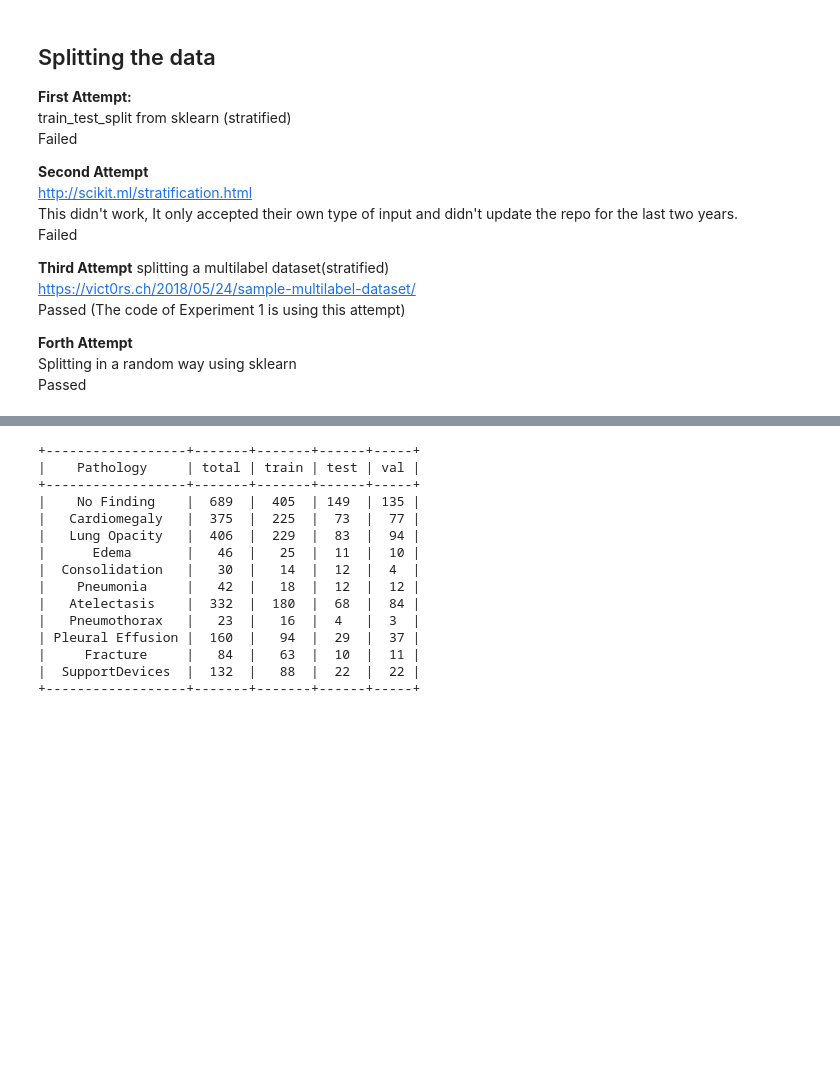
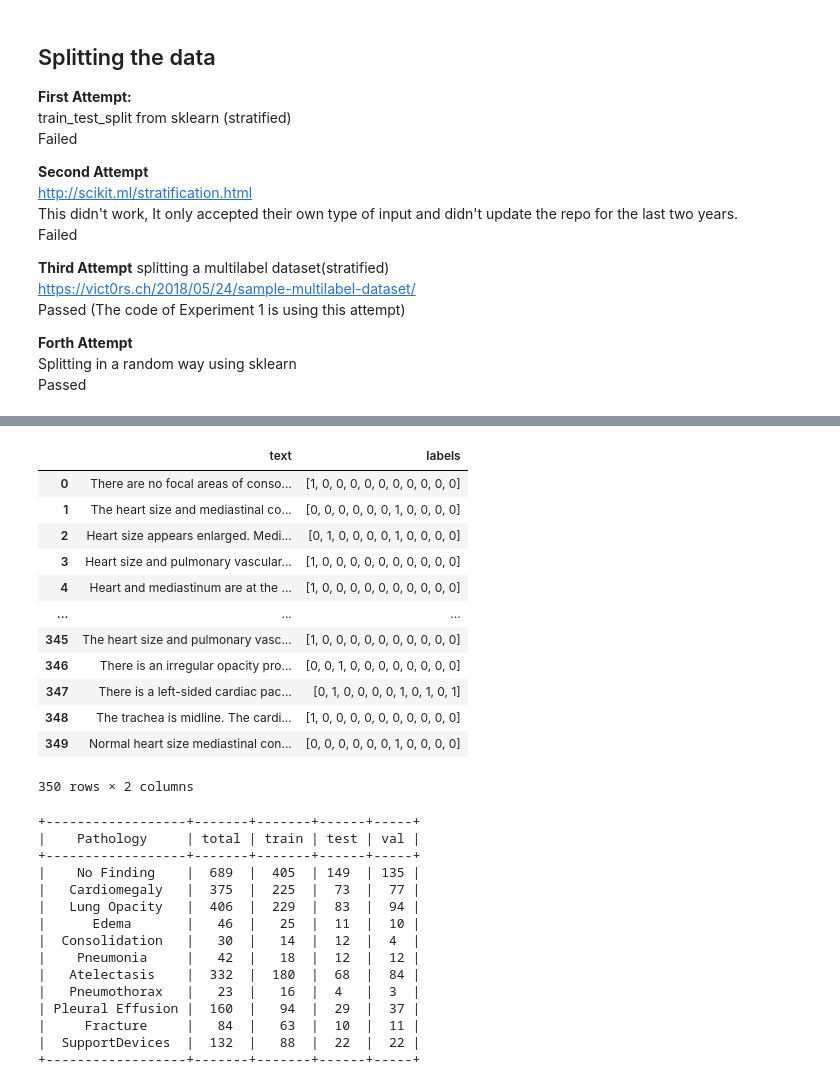
Before and after one commit to fatemerhmi/MTLV, a Jupyter notebook: OpenI_04_classificaiton_ex1.ipynb, the cells around one changed output, grey strips where cells are left out. Cells and saved outputs as stored; diff of their text form; code cells hidden in the pictures; blank space fills up the shorter version.

Commit message:
added reset index after data split

```diff
--- a/OpenI_04_classificaiton_ex1.ipynb
+++ b/OpenI_04_classificaiton_ex1.ipynb
@@ -325,3 +326,21 @@ Val:  358
+# %%
+val_df.reset_index(drop=True, inplace=True)
+# %%
+val_df
+# %% [output]
+|  | text | labels |
+| 0 | There are no focal areas of conso... | [1, 0, 0, 0, 0, 0, 0, 0, 0, 0, 0] |
+| 1 | The heart size and mediastinal co... | [0, 0, 0, 0, 0, 0, 1, 0, 0, 0, 0] |
+| 2 | Heart size appears enlarged. Medi... | [0, 1, 0, 0, 0, 0, 1, 0, 0, 0, 0] |
+| 3 | Heart size and pulmonary vascular... | [1, 0, 0, 0, 0, 0, 0, 0, 0, 0, 0] |
+| 4 | Heart and mediastinum are at the ... | [1, 0, 0, 0, 0, 0, 0, 0, 0, 0, 0] |
+| ... | ... | ... |
+| 345 | The heart size and pulmonary vasc... | [1, 0, 0, 0, 0, 0, 0, 0, 0, 0, 0] |
+| 346 | There is an irregular opacity pro... | [0, 0, 1, 0, 0, 0, 0, 0, 0, 0, 0] |
+| 347 | There is a left-sided cardiac pac... | [0, 1, 0, 0, 0, 0, 1, 0, 1, 0, 1] |
+| 348 | The trachea is midline. The cardi... | [1, 0, 0, 0, 0, 0, 0, 0, 0, 0, 0] |
+| 349 | Normal heart size mediastinal con... | [0, 0, 0, 0, 0, 0, 1, 0, 0, 0, 0] |
+350 rows × 2 columns
 # %%
 cols = df.columns
 label_cols = list(cols[6:])
```
Also changed, not shown: parts of 3 cells of this notebook.
